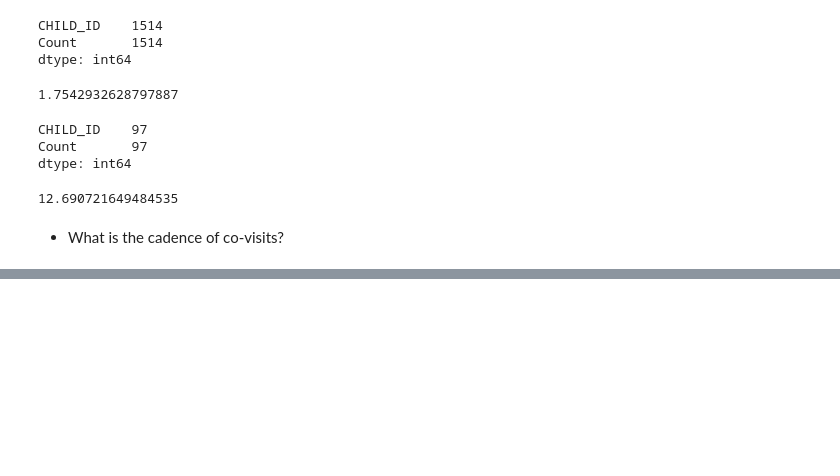
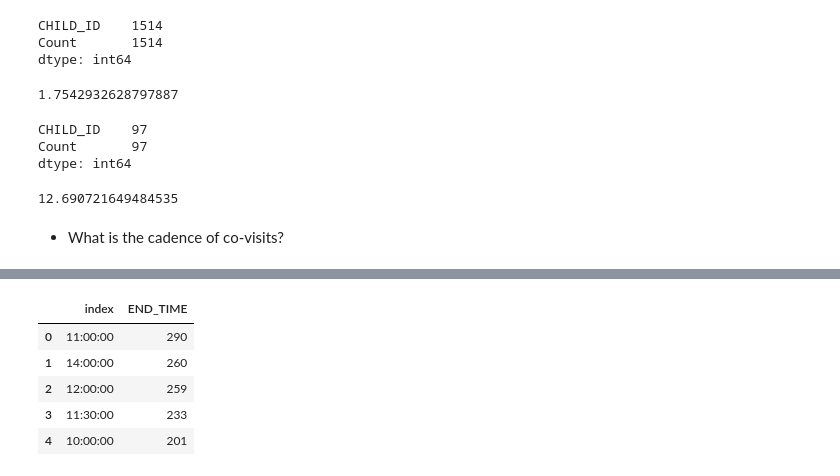
Before and after one commit to NSS-Data-Analytics-Cohort-8/teis_da8_1-dadboddenims, a Jupyter notebook: notebook/teis_data_explora.ipynb, the cells around one changed output, grey strips where cells are left out. Cells and saved outputs as stored; diff of their text form; code cells hidden in the pictures; blank space fills up the shorter version.

```diff
--- a/notebook/teis_data_explora.ipynb
+++ b/notebook/teis_data_explora.ipynb
@@ -199,0 +210,11 @@ child_covisits.sort_values(by=['CHILD_ID'], ascending=[True]).head(30)
+# %%
+end_time = child_covisits['END_TIME'].value_counts().reset_index()
+# %%
+end_time.head()
+# %% [output]
+|  | index | END_TIME |
+| 0 | 11:00:00 | 290 |
+| 1 | 14:00:00 | 260 |
+| 2 | 12:00:00 | 259 |
+| 3 | 11:30:00 | 233 |
+| 4 | 10:00:00 | 201 |
```
Also changed, not shown: parts of 6 cells of this notebook.
